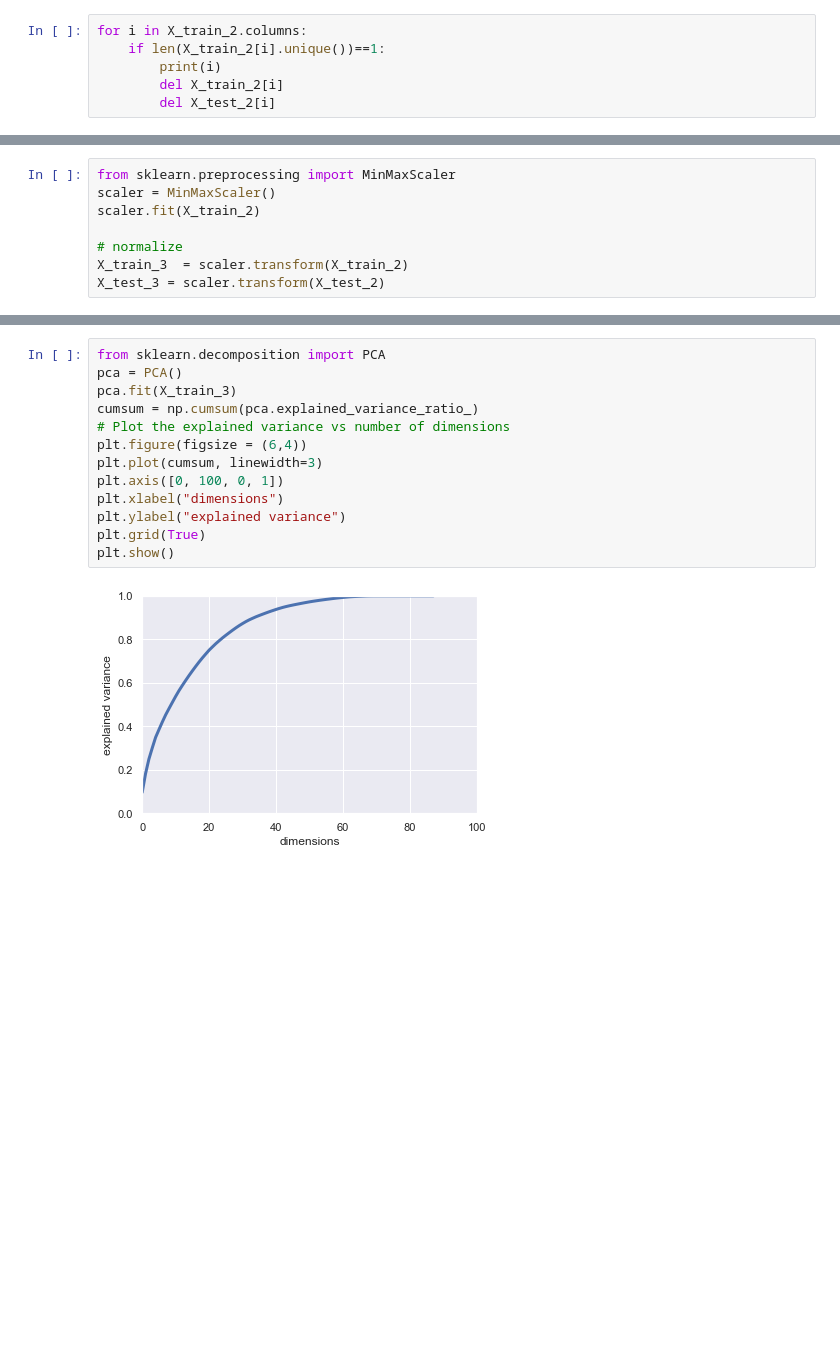
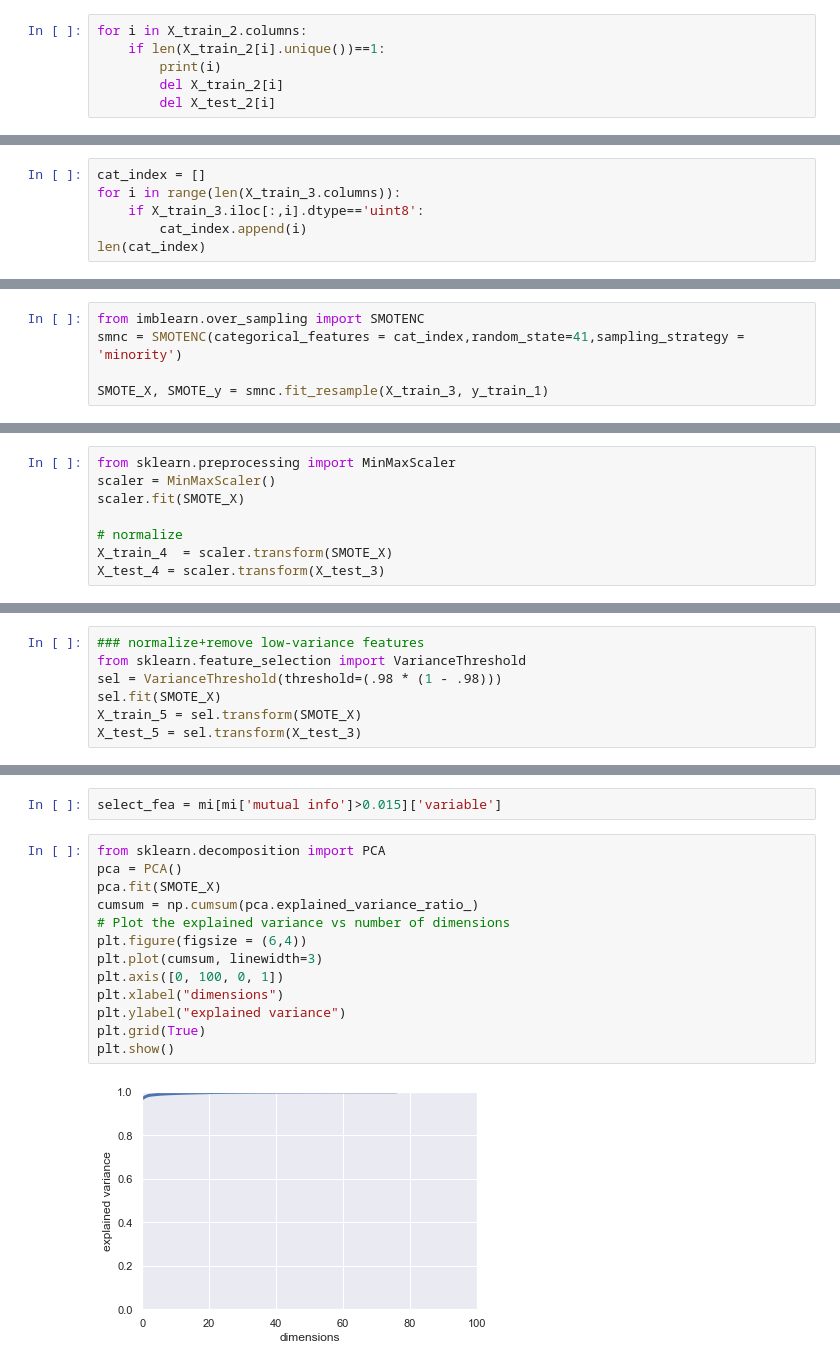
Before and after one commit to Rab6it/COMP5703_code, a Jupyter notebook: project.ipynb, the cells around one changed output, grey strips where cells are left out. Cells and saved outputs as stored; diff of their text form; blank space fills up the shorter version.

```diff
--- a/project.ipynb
+++ b/project.ipynb
@@ -812,0 +833,6 @@ for i in X_train_2.columns:
+# %%
+cat_index = []
+for i in range(len(X_train_3.columns)):
+    if X_train_3.iloc[:,i].dtype=='uint8':
+        cat_index.append(i)
+len(cat_index)
@@ -812,0 +841,5 @@ for i in X_train_2.columns:
+# %%
+from imblearn.over_sampling import SMOTENC
+smnc = SMOTENC(categorical_features = cat_index,random_state=41,sampling_strategy = 'minority')
+
+SMOTE_X, SMOTE_y = smnc.fit_resample(X_train_3, y_train_1)
@@ -813,8 +850,8 @@ for i in X_train_2.columns:
 # %%
 from sklearn.preprocessing import MinMaxScaler
 scaler = MinMaxScaler()
-scaler.fit(X_train_2)
+scaler.fit(SMOTE_X)
 
 # normalize
-X_train_3  = scaler.transform(X_train_2)
-X_test_3 = scaler.transform(X_test_2)
+X_train_4  = scaler.transform(SMOTE_X)
+X_test_4 = scaler.transform(X_test_3)
@@ -835,0 +862,7 @@ X_train_4.shape,X_test_4.shape
+# %%
+### normalize+remove low-variance features
+from sklearn.feature_selection import VarianceThreshold
+sel = VarianceThreshold(threshold=(.98 * (1 - .98)))
+sel.fit(SMOTE_X)
+X_train_5 = sel.transform(SMOTE_X)
+X_test_5 = sel.transform(X_test_3)
@@ -836,17 +903,19 @@ X_train_4.shape,X_test_4.shape
+# %%
+select_fea = mi[mi['mutual info']>0.015]['variable']
 # %%
 from sklearn.decomposition import PCA
 pca = PCA()
-pca.fit(X_train_3)
+pca.fit(SMOTE_X)
 cumsum = np.cumsum(pca.explained_variance_ratio_)
 # Plot the explained variance vs number of dimensions
 plt.figure(figsize = (6,4))
 plt.plot(cumsum, linewidth=3)
 plt.axis([0, 100, 0, 1])
 plt.xlabel("dimensions")
 plt.ylabel("explained variance")
 plt.grid(True)
 plt.show()
 # %% [output]
-[figure, old version]
+[figure, new version]
 # %%
 # pca after normalize
```
Also changed, not shown: parts of 235 cells of this notebook.
